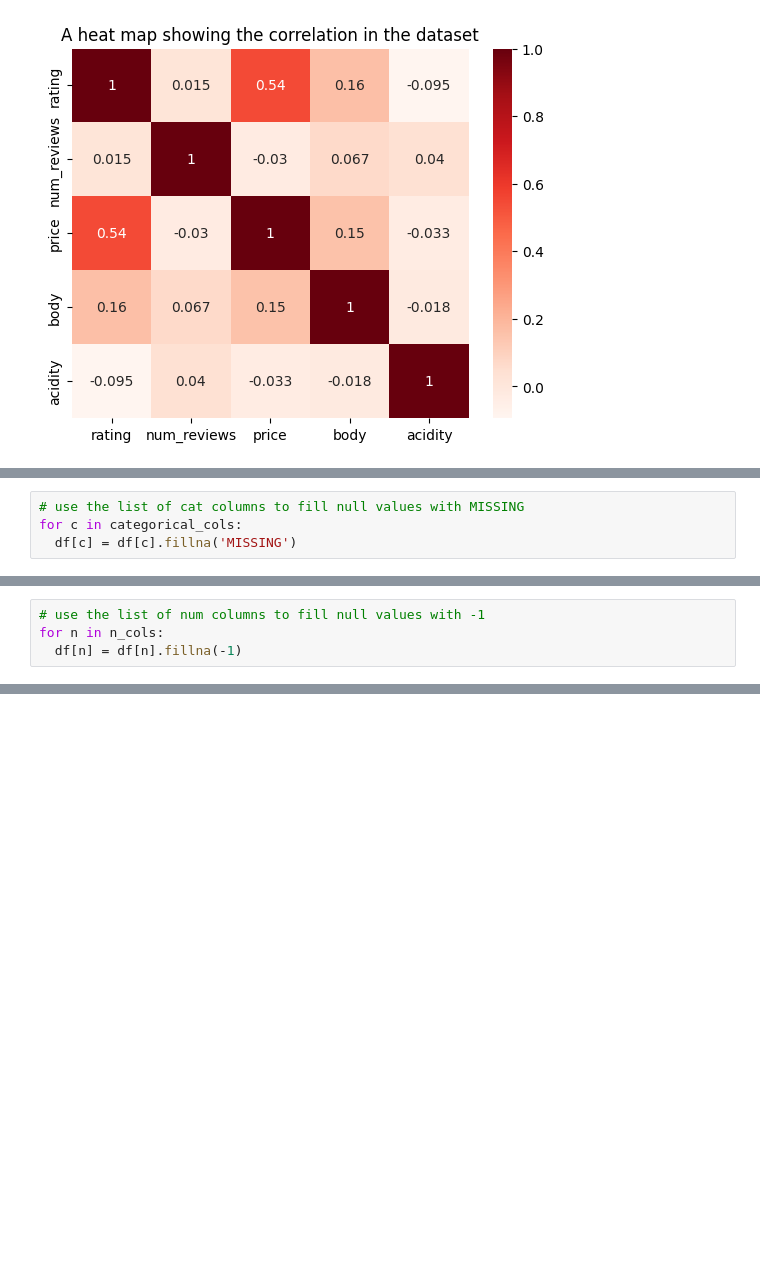
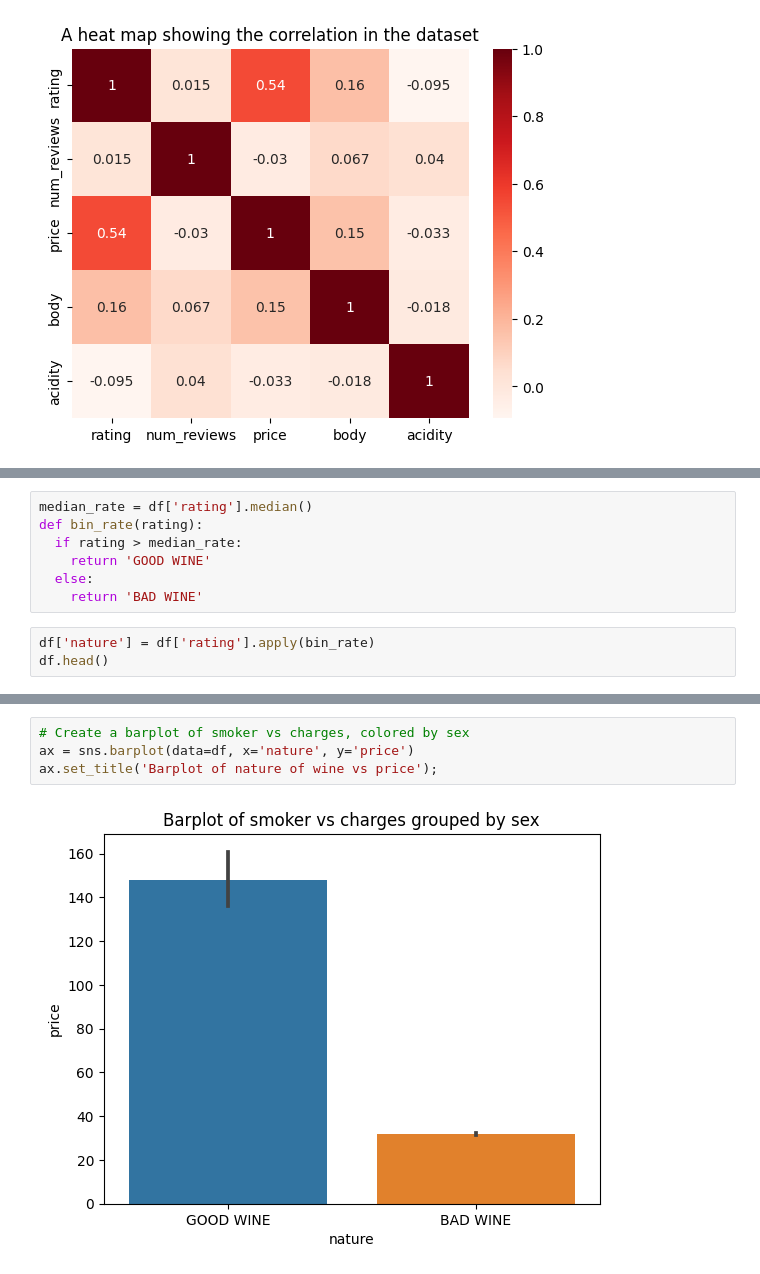
Before and after one commit to ainejerry/wine_repo, a Jupyter notebook: PROJECT_2_WINE.ipynb, the cells around one changed output, grey strips where cells are left out. Saved outputs shown, nothing was run; the diff lists cells and outputs as text; blank space fills up the shorter version.

```diff
--- a/PROJECT_2_WINE.ipynb
+++ b/PROJECT_2_WINE.ipynb
@@ -200,4 +186,0 @@ categorical_cols
-# %%
-# use the list of cat columns to fill null values with MISSING
-for c in categorical_cols:
-  df[c] = df[c].fillna('MISSING')
@@ -210,4 +186,0 @@ n_cols
-# %%
-# use the list of num columns to fill null values with -1
-for n in n_cols:
-  df[n] = df[n].fillna(-1)
@@ -234,0 +507,10 @@ msno.matrix(df)
+# %%
+median_rate = df['rating'].median()
+def bin_rate(rating):
+  if rating > median_rate:
+    return 'GOOD WINE'
+  else:
+    return 'BAD WINE'
+# %%
+df['nature'] = df['rating'].apply(bin_rate)
+df.head()
@@ -234,0 +705,6 @@ msno.matrix(df)
+# %%
+# Create a barplot of smoker vs charges, colored by sex
+ax = sns.barplot(data=df, x='nature', y='price')
+ax.set_title('Barplot of nature of wine vs price');
+# %% [output]
+[figure, added]
```
Also changed, not shown: parts of 37 cells of this notebook.
